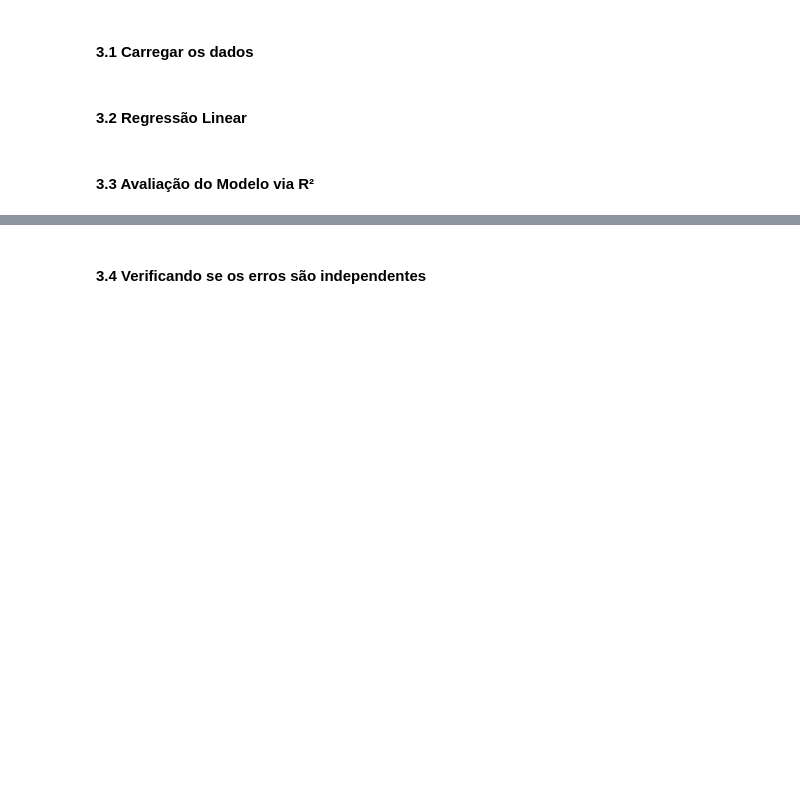
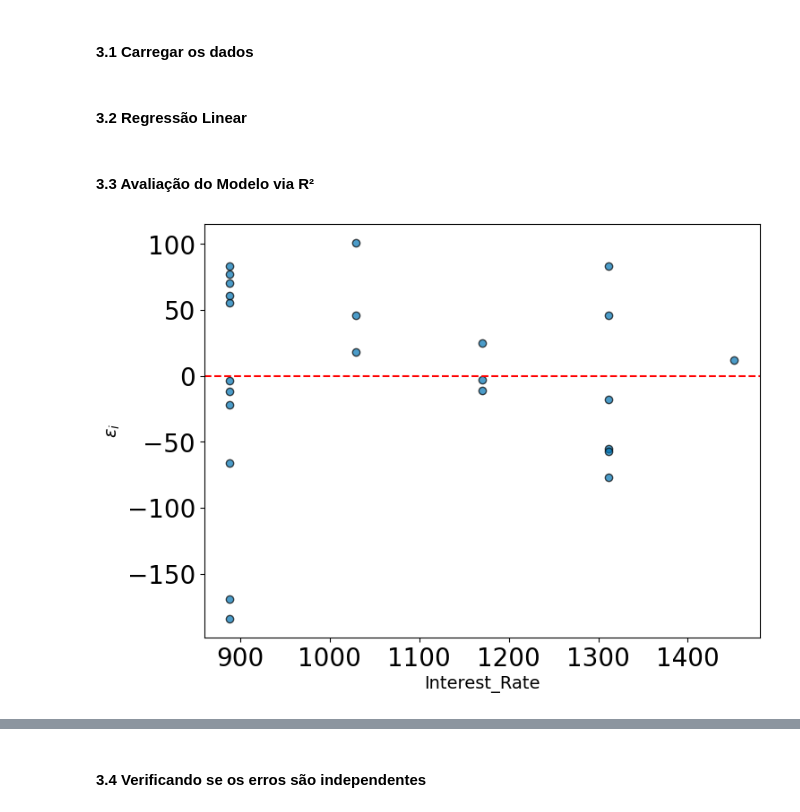
Before and after one commit to ricardo007230/sol, a Jupyter notebook: listas/l8/sol.ipynb, the cells around one changed output, grey strips where cells are left out. Cells and saved outputs as stored; diff of their text form; code cells hidden in the pictures; blank space fills up the shorter version.

```diff
--- a/listas/l8/sol.ipynb
+++ b/listas/l8/sol.ipynb
@@ -557,2 +574,20 @@ assert_equal(round(r2, 4), 0.8757)
+# %%
+# avaliacao via grafico dos residuos (sem correcao automatica)
+
+# seu codigo aqui
+alpha, beta = linear_regression(x, y)
+
+residuos = [error(alpha, beta, xi, yi) for xi, yi in zip(x, y)]
+y_pred = [beta * xi + alpha for xi in x]
+
+plt.figure(figsize=(8, 6))
+plt.scatter(y_pred, residuos, alpha=0.7, edgecolor='k')
+plt.axhline(y=0, color='red', linestyle='--', linewidth=1.5)
+plt.xlabel('Interest_Rate', fontsize=14)
+plt.ylabel(r'$\epsilon_i$', fontsize=14)
+plt.show()
+# gabarito a seguir
+# %% [output]
+[figure, added]
 # %%
 # GABARITO GRAFICO
```
Also changed, not shown: parts of 15 cells of this notebook.
